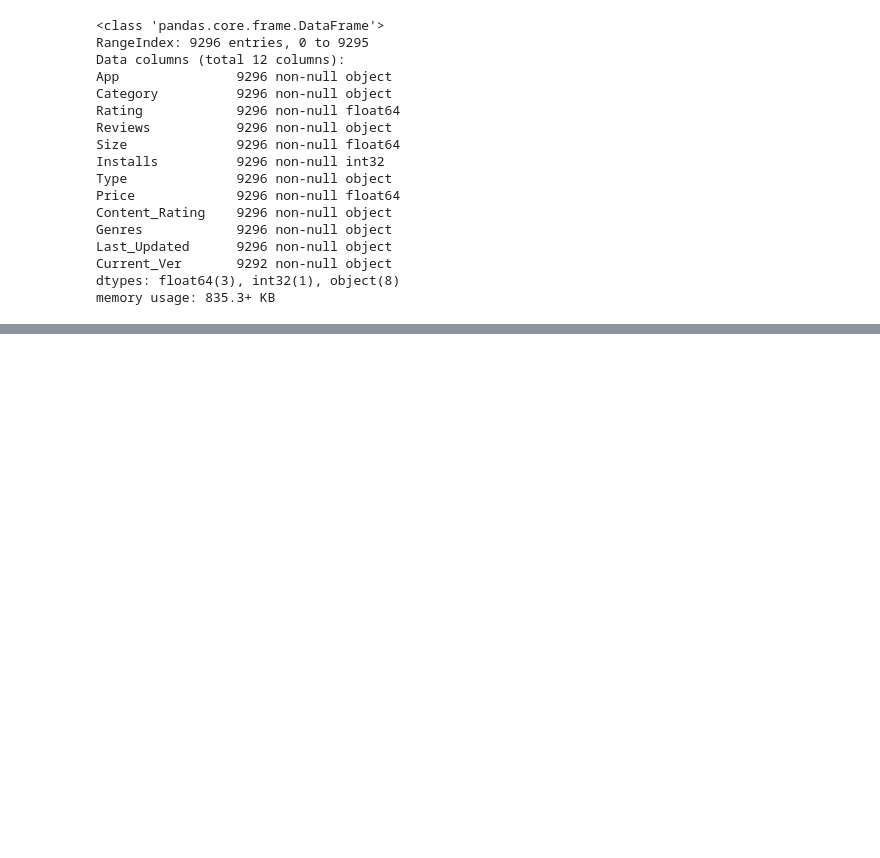
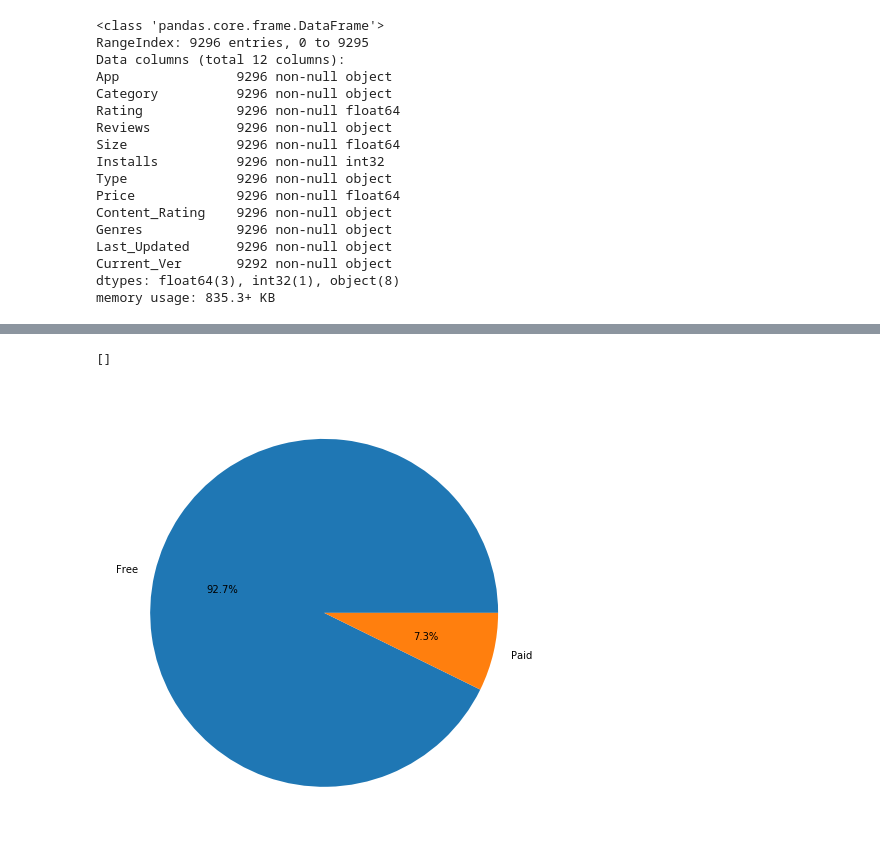
Before and after one commit to mohitpd/My_Projects, a Jupyter notebook: PlayStore/PlayStoreReviews.ipynb, the cells around one changed output, grey strips where cells are left out. Saved outputs shown, nothing was run; the diff lists cells and outputs as text; code cells hidden in the pictures; blank space fills up the shorter version.

```diff
--- a/PlayStore/PlayStoreReviews.ipynb
+++ b/PlayStore/PlayStoreReviews.ipynb
@@ -434,0 +475,10 @@ df.head()
+# %%
+labels = df.Type.value_counts().index
+values = df.Type.value_counts().values
+
+plt.figure(figsize = (8,8))
+plt.pie(values, labels = labels, autopct='%1.1f%%')
+plt.plot()
+# %% [output]
+[]
+[figure, added]
```
Also changed, not shown: parts of 10 cells of this notebook.
